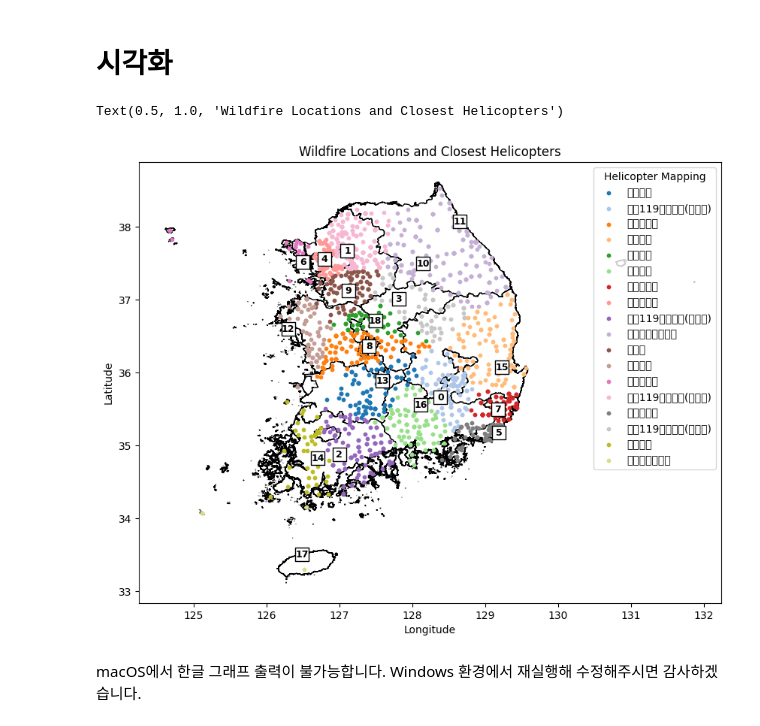
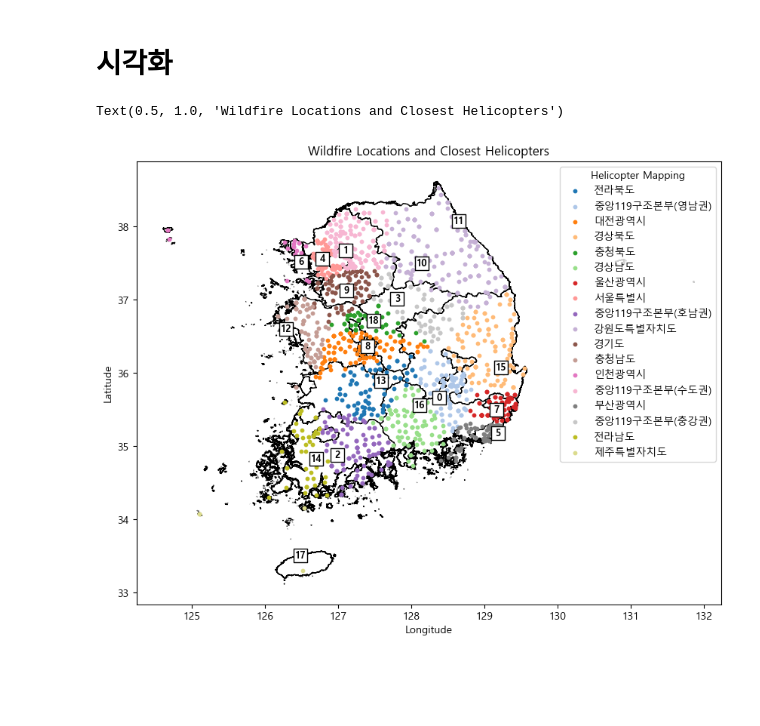
Before and after one commit to stripe2933/20251R0136COSE47101, a Jupyter notebook: 2021170973/산불최근접소방항공대.ipynb, the cells around one changed output. Cells and saved outputs as stored; diff of their text form; code cells hidden in the pictures; blank space fills up the shorter version.

```diff
--- a/2021170973/산불최근접소방항공대.ipynb
+++ b/2021170973/산불최근접소방항공대.ipynb
@@ -65,30 +65,31 @@ wildfire_df.head()
 # %% [markdown]
 # 시각화
 # %%
+plt.rcParams['font.family'] ='Malgun Gothic'
+plt.rcParams['axes.unicode_minus'] =False
+
 fig, ax = plt.subplots(figsize=(10, 8))
 
 ctprvn_gdf.plot(ax=ax, color='white', edgecolor='black')
 
 unique_helicopters = wildfire_df['소속'].unique()
 colors = matplotlib.colormaps['tab20']
 color_map = {helicopter: colors(i) for i, helicopter in enumerate(unique_helicopters)}
 
 for helicopter, color in color_map.items():
     subset = wildfire_df[wildfire_df['소속'] == helicopter]
     ax.scatter(subset['경도'], subset['위도'], label=helicopter, color=color, s=10)
 
 # 소방항공대 위치 표시
 plt.scatter(helicopter_df['경도'], helicopter_df['위도'], c='white', edgecolors='black', marker='s', s=150)
 for i, lon, lat in helicopter_df[['경도', '위도']].itertuples():
     plt.text(lon, lat, str(i), fontsize=9, color='black', ha='center', va='center', fontweight='bold')
 
 ax.legend(title='Helicopter Mapping')
 ax.set_xlabel('Longitude')
 ax.set_ylabel('Latitude')
 ax.set_aspect('equal')
 ax.set_title('Wildfire Locations and Closest Helicopters')
 # %% [output]
 Text(0.5, 1.0, 'Wildfire Locations and Closest Helicopters')
-[figure, old version]
+[figure, new version]
-# %% [markdown]
-macOS에서 한글 그래프 출력이 불가능합니다. Windows 환경에서 재실행해 수정해주시면 감사하겠습니다.
```
